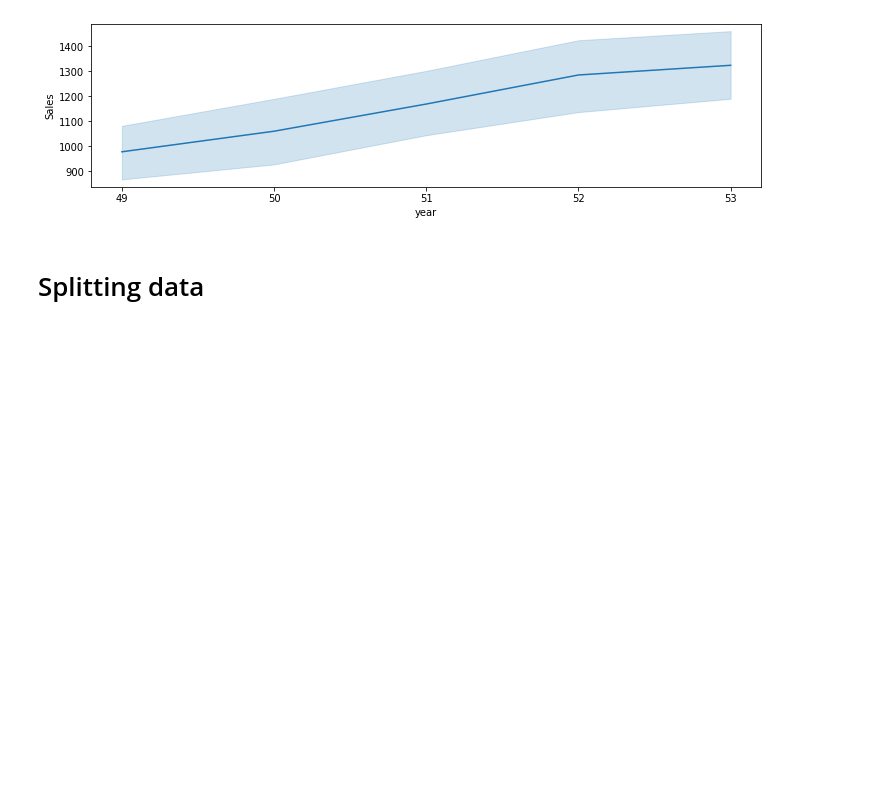
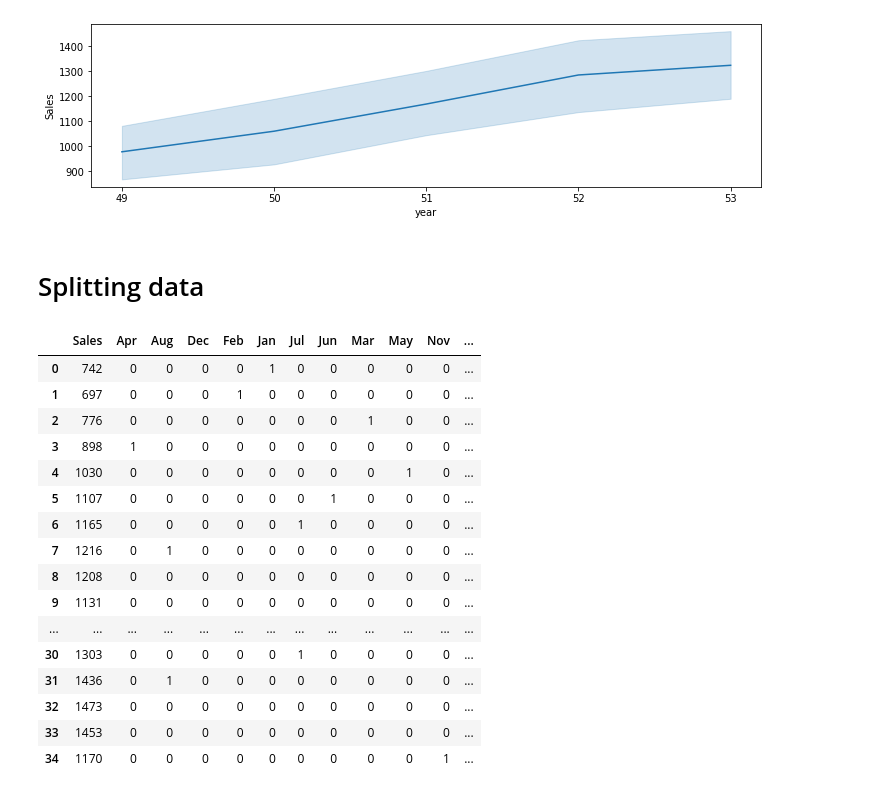
Before and after one commit to Gopizone/DataScience, a Jupyter notebook: Forecasting_Model_based_methods(PlasticSales).ipynb, the cells around one changed output. Drawn from its saved outputs; the diff is of its cells as text; code cells hidden in the pictures; blank space fills up the shorter version.

```diff
--- a/Forecasting_Model_based_methods(PlasticSales).ipynb
+++ b/Forecasting_Model_based_methods(PlasticSales).ipynb
@@ -141,0 +145,20 @@ Test = ps1.tail(12)
+# %%
+Train
+# %% [output]
+|  | Sales | Apr | Aug | Dec | Feb | Jan | Jul | Jun | Mar | May | Nov | ... |
+| 0 | 742 | 0 | 0 | 0 | 0 | 1 | 0 | 0 | 0 | 0 | 0 | ... |
+| 1 | 697 | 0 | 0 | 0 | 1 | 0 | 0 | 0 | 0 | 0 | 0 | ... |
+| 2 | 776 | 0 | 0 | 0 | 0 | 0 | 0 | 0 | 1 | 0 | 0 | ... |
+| 3 | 898 | 1 | 0 | 0 | 0 | 0 | 0 | 0 | 0 | 0 | 0 | ... |
+| 4 | 1030 | 0 | 0 | 0 | 0 | 0 | 0 | 0 | 0 | 1 | 0 | ... |
+| 5 | 1107 | 0 | 0 | 0 | 0 | 0 | 0 | 1 | 0 | 0 | 0 | ... |
+| 6 | 1165 | 0 | 0 | 0 | 0 | 0 | 1 | 0 | 0 | 0 | 0 | ... |
+| 7 | 1216 | 0 | 1 | 0 | 0 | 0 | 0 | 0 | 0 | 0 | 0 | ... |
+| 8 | 1208 | 0 | 0 | 0 | 0 | 0 | 0 | 0 | 0 | 0 | 0 | ... |
+| 9 | 1131 | 0 | 0 | 0 | 0 | 0 | 0 | 0 | 0 | 0 | 0 | ... |
+| ... | ... | ... | ... | ... | ... | ... | ... | ... | ... | ... | ... | ... |
+| 30 | 1303 | 0 | 0 | 0 | 0 | 0 | 1 | 0 | 0 | 0 | 0 | ... |
+| 31 | 1436 | 0 | 1 | 0 | 0 | 0 | 0 | 0 | 0 | 0 | 0 | ... |
+| 32 | 1473 | 0 | 0 | 0 | 0 | 0 | 0 | 0 | 0 | 0 | 0 | ... |
+| 33 | 1453 | 0 | 0 | 0 | 0 | 0 | 0 | 0 | 0 | 0 | 0 | ... |
+| 34 | 1170 | 0 | 0 | 0 | 0 | 0 | 0 | 0 | 0 | 0 | 1 | ... |
```
Also changed, not shown: parts of 17 cells of this notebook.
